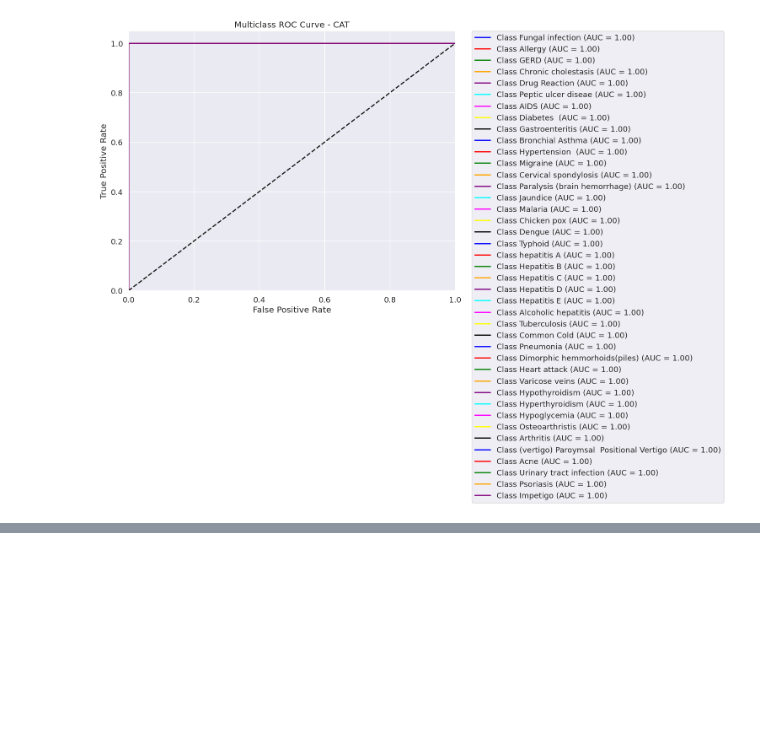
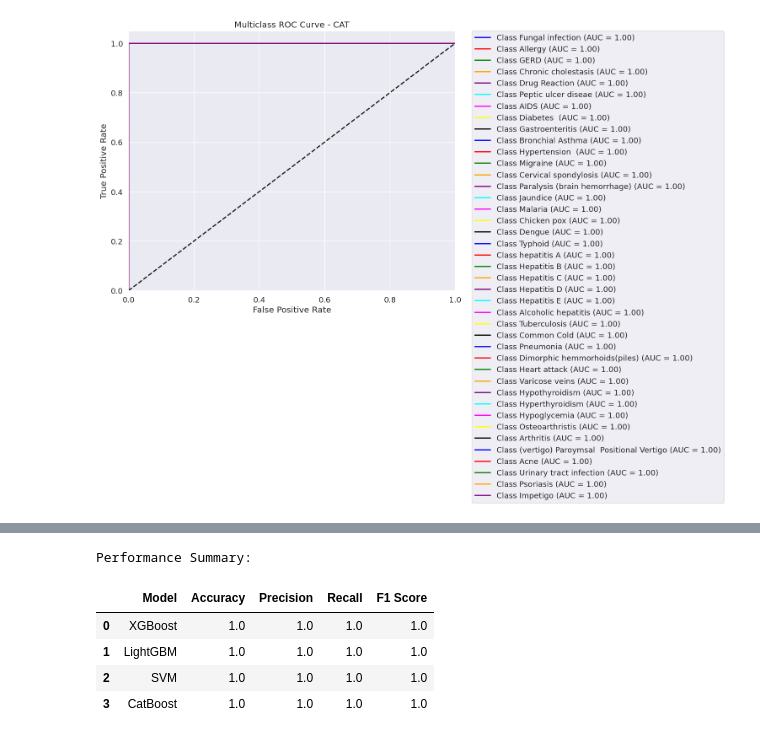
Before and after one commit to Airlectric/Disease_Prediction_App, a Jupyter notebook: disease-prediction.ipynb, the cells around one changed output, grey strips where cells are left out. Saved outputs shown, nothing was run; the diff lists cells and outputs as text; code cells hidden in the pictures; blank space fills up the shorter version.

Commit message:
Kaggle Notebook | Disease_Prediction | Version 7

```diff
--- a/disease-prediction.ipynb
+++ b/disease-prediction.ipynb
@@ -839,0 +863,29 @@ plt.show()
+# %%
+from sklearn.metrics import accuracy_score, precision_score, recall_score, f1_score
+
+# List to hold performance metrics
+performance_metrics = []
+
+# Define a function to evaluate models
+def evaluate_model(model, X_test, y_test, model_name):
+    y_pred = model.predict(X_test)
+
+    accuracy = accuracy_score(y_test, y_pred)
+    precision = precision_score(y_test, y_pred, average='weighted')
+    recall = recall_score(y_test, y_pred, average='weighted')
+    f1 = f1_score(y_test, y_pred, average='weighted')
+
+    print(f"Performance of {model_name}:")
+    print(f"Accuracy: {accuracy:.4f}")
+    print(f"Precision: {precision:.4f}")
+    print(f"Recall: {recall:.4f}")
+    print(f"F1 Score: {f1:.4f}")
+    print("-" * 50)
+
+    performance_metrics.append({
+        'Model': model_name,
+        'Accuracy': accuracy,
+        'Precision': precision,
+        'Recall': recall,
+        'F1 Score': f1
+    })
@@ -839,0 +922,11 @@ plt.show()
+# %%
+performance_df = pd.DataFrame(performance_metrics)
+print("\nPerformance Summary:")
+performance_df
+# %% [output]
+Performance Summary:
+|  | Model | Accuracy | Precision | Recall | F1 Score |
+| 0 | XGBoost | 1.0 | 1.0 | 1.0 | 1.0 |
+| 1 | LightGBM | 1.0 | 1.0 | 1.0 | 1.0 |
+| 2 | SVM | 1.0 | 1.0 | 1.0 | 1.0 |
+| 3 | CatBoost | 1.0 | 1.0 | 1.0 | 1.0 |
```
Also changed, not shown: parts of 3 cells of this notebook.
